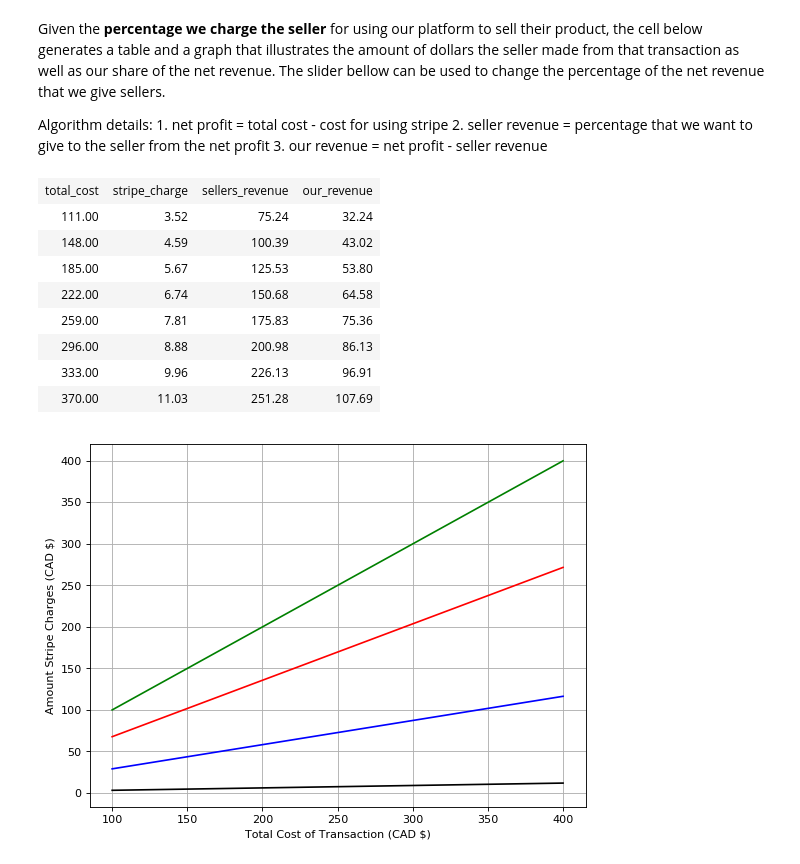
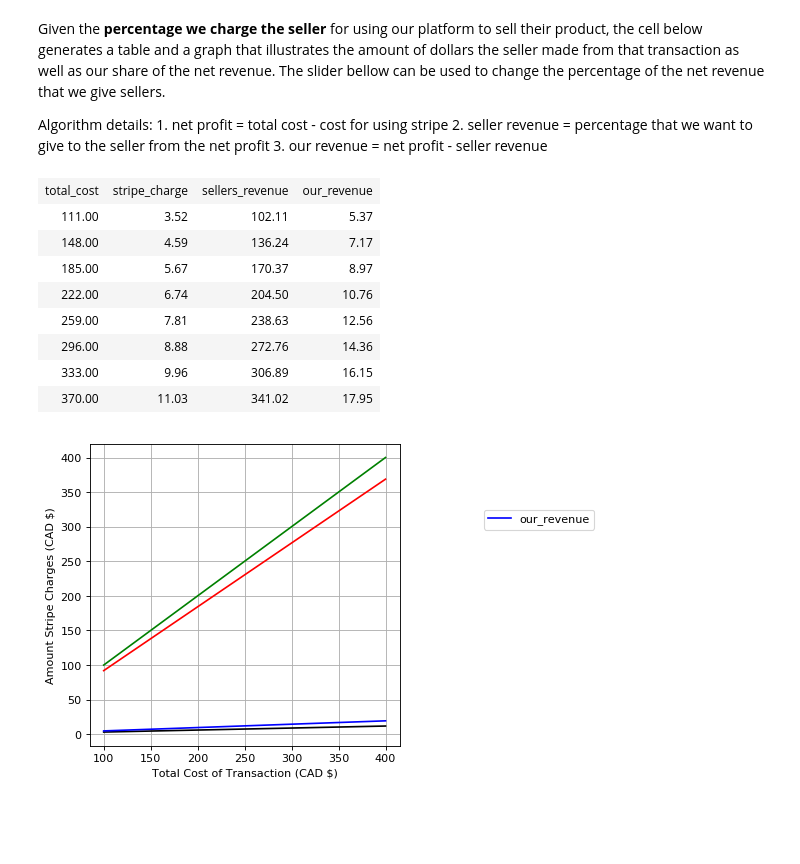
Before and after one commit to PraveenHarris/ALilVis4StripePricing, a Jupyter notebook: Pricing.ipynb, the cells around one changed output. Drawn from its saved outputs; the diff is of its cells as text; code cells hidden in the pictures; blank space fills up the shorter version.

Commit message:
Legend for chart

```diff
--- a/Pricing.ipynb
+++ b/Pricing.ipynb
@@ -35,47 +35,52 @@ Algorithm details:
 # %%
 t1 = np.arange(100, 401)
 def revenue(rev):
-    plt.figure(figsize=(8, 6), dpi=80, facecolor='w')
+    plt.figure(figsize=(5, 5), dpi=80, facecolor='w')
     plt.xlabel("Total Cost of Transaction (CAD $)")
     plt.ylabel("Amount Stripe Charges (CAD $)")
 
+
     # cost of customer transaction
-    plt.plot(t1, t1, 'g')
+    plt.plot(t1, t1, 'g', '')
     # how much stripe is charging for the transaction
-    plt.plot(t1, stripe_base_pricing(t1), 'k')
-    # how much we are charging from that transaction
+    plt.plot(t1, stripe_base_pricing(t1), 'k', label='stripe_cost')
+    # how much seller makes from this transaction
     net_money = t1-stripe_base_pricing(t1)
     seller_rev = (rev/100)*net_money
-    plt.plot(t1, seller_rev, 'r')
-    # how much seller makes from this transaction
+    plt.plot(t1, seller_rev, 'r', label='seller_revenue')
+    # how much we are charging for that transaction
     our_rev = net_money - (rev/100)*net_money
-    plt.plot(t1, our_rev, 'b')
+    plt.plot(t1, our_rev, 'b', label='our_revenue')
     plt.grid()
+
+
+    ax = plt.subplot(111)
+    ax.legend(loc='upper center', bbox_to_anchor=(1.45, 0.8), ncol=1)
 
     vals = [['total_cost', 'stripe_charge', 'sellers_revenue', 'our_revenue']]
     val = int((max(t1)-min(t1))/8)
     for i, stripe_cost, s_rev, o_rev in zip(t1, stripe_base_pricing(t1), seller_rev, our_rev):
         if i % val == 0:
             temp = [i, stripe_cost, s_rev, o_rev]
             temp = ['%.2f' % item for item in temp]
             vals.append(temp)
     display(HTML(
         '<table><tr>{}</tr></table>'.format(
             '</tr><tr>'.join(
                 '<td>{}</td>'.format('</td><td>'.join(str(_) for _ in row)) for row in vals)
             )
      ))
 
 
-interact(revenue, rev=widgets.IntSlider(min=0,max=100, value=70));
+interact(revenue, rev=widgets.IntSlider(min=0,max=100, value=95));
 # %% [output]
 | total_cost | stripe_charge | sellers_revenue | our_revenue |
-| 111.00 | 3.52 | 75.24 | 32.24 |
-| 148.00 | 4.59 | 100.39 | 43.02 |
-| 185.00 | 5.67 | 125.53 | 53.80 |
-| 222.00 | 6.74 | 150.68 | 64.58 |
-| 259.00 | 7.81 | 175.83 | 75.36 |
-| 296.00 | 8.88 | 200.98 | 86.13 |
-| 333.00 | 9.96 | 226.13 | 96.91 |
-| 370.00 | 11.03 | 251.28 | 107.69 |
+| 111.00 | 3.52 | 102.11 | 5.37 |
+| 148.00 | 4.59 | 136.24 | 7.17 |
+| 185.00 | 5.67 | 170.37 | 8.97 |
+| 222.00 | 6.74 | 204.50 | 10.76 |
+| 259.00 | 7.81 | 238.63 | 12.56 |
+| 296.00 | 8.88 | 272.76 | 14.36 |
+| 333.00 | 9.96 | 306.89 | 16.15 |
+| 370.00 | 11.03 | 341.02 | 17.95 |
-[figure, old version]
+[figure, new version]
```
